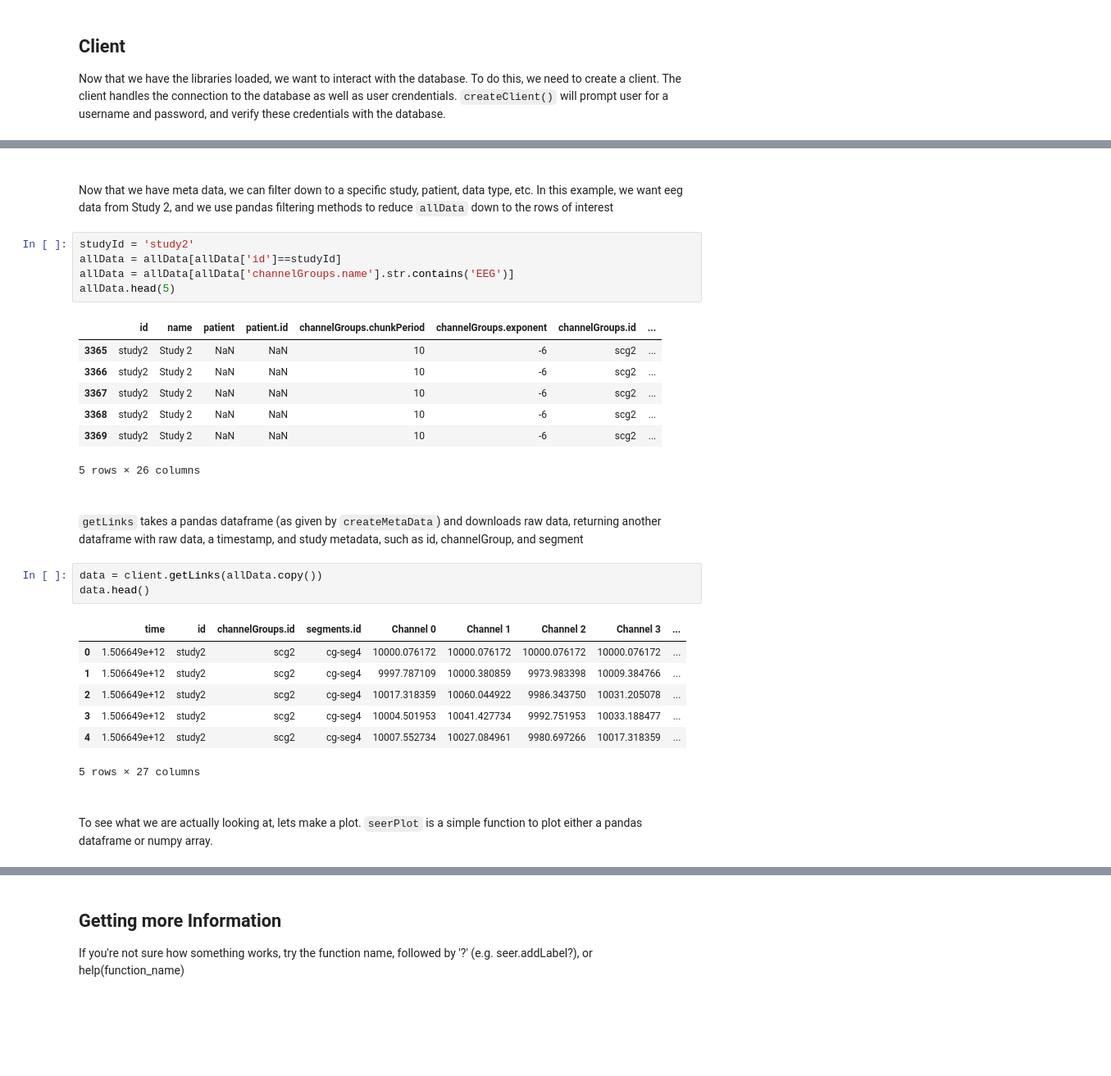
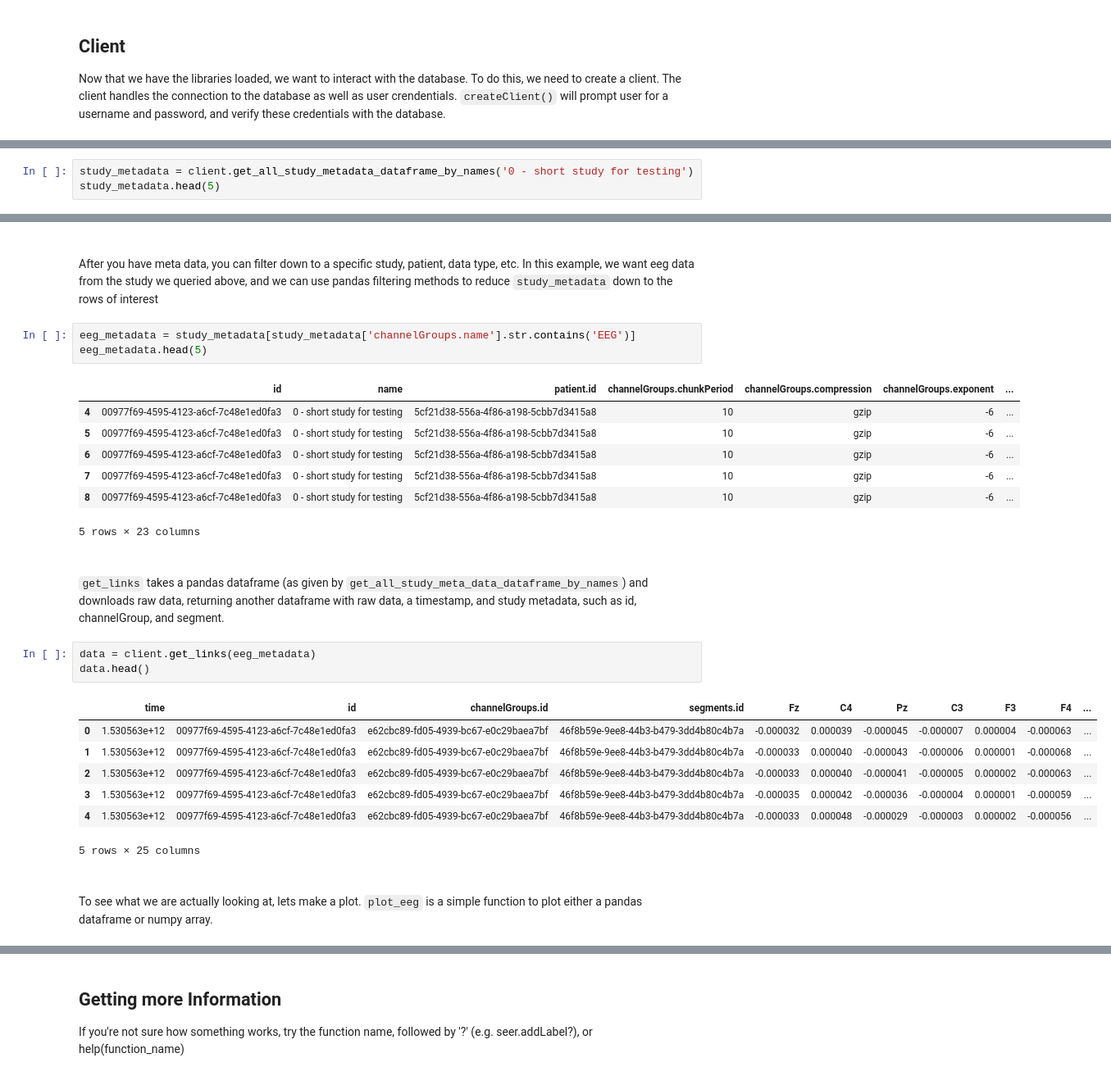
Before and after one commit to seermedical/seer-py, a Jupyter notebook: Examples/Example.ipynb, the cells around one changed output, grey strips where cells are left out. Shown at 82% size. Cells and saved outputs as stored; diff of their text form; blank space fills up the shorter version.

Commit message:
update examples

```diff
--- a/Examples/Example.ipynb
+++ b/Examples/Example.ipynb
@@ -48,0 +39,3 @@ study query time:  2.22
+# %%
+study_metadata = client.get_all_study_metadata_dataframe_by_names('0 - short study for testing')
+study_metadata.head(5)
@@ -49,33 +50,31 @@ study query time:  2.22
 # %% [markdown]
 ###
-Now that we have meta data, we can filter down to a specific study, patient, data type, etc. In this example, we want eeg data from Study 2, and we use pandas filtering methods to reduce `allData` down to the rows of interest
+After you have meta data, you can filter down to a specific study, patient, data type, etc. In this example, we want eeg data from the study we queried above, and we can use pandas filtering methods to reduce `study_metadata` down to the rows of interest
 # %%
-studyId = 'study2'
-allData = allData[allData['id']==studyId]
-allData = allData[allData['channelGroups.name'].str.contains('EEG')]
-allData.head(5)
+eeg_metadata = study_metadata[study_metadata['channelGroups.name'].str.contains('EEG')]
+eeg_metadata.head(5)
 # %% [output]
-|  | id | name | patient | patient.id | channelGroups.chunkPeriod | channelGroups.exponent | channelGroups.id | ... |
-| 3365 | study2 | Study 2 | NaN | NaN | 10 | -6 | scg2 | ... |
-| 3366 | study2 | Study 2 | NaN | NaN | 10 | -6 | scg2 | ... |
-| 3367 | study2 | Study 2 | NaN | NaN | 10 | -6 | scg2 | ... |
-| 3368 | study2 | Study 2 | NaN | NaN | 10 | -6 | scg2 | ... |
-| 3369 | study2 | Study 2 | NaN | NaN | 10 | -6 | scg2 | ... |
+|  | id | name | patient.id | channelGroups.chunkPeriod | channelGroups.compression | channelGroups.exponent | ... |
+| 4 | 00977f69-4595-4123-a6cf-7c48e1ed0fa3 | 0 - short study for testing | 5cf21d38-556a-4f86-a198-5cbb7d3415a8 | 10 | gzip | -6 | ... |
+| 5 | 00977f69-4595-4123-a6cf-7c48e1ed0fa3 | 0 - short study for testing | 5cf21d38-556a-4f86-a198-5cbb7d3415a8 | 10 | gzip | -6 | ... |
+| 6 | 00977f69-4595-4123-a6cf-7c48e1ed0fa3 | 0 - short study for testing | 5cf21d38-556a-4f86-a198-5cbb7d3415a8 | 10 | gzip | -6 | ... |
+| 7 | 00977f69-4595-4123-a6cf-7c48e1ed0fa3 | 0 - short study for testing | 5cf21d38-556a-4f86-a198-5cbb7d3415a8 | 10 | gzip | -6 | ... |
+| 8 | 00977f69-4595-4123-a6cf-7c48e1ed0fa3 | 0 - short study for testing | 5cf21d38-556a-4f86-a198-5cbb7d3415a8 | 10 | gzip | -6 | ... |
-5 rows × 26 columns
+5 rows × 23 columns
 # %% [markdown]
 ###
-`getLinks` takes a pandas dataframe (as given by `createMetaData`) and downloads raw data, returning another dataframe with raw data, a timestamp, and study metadata, such as id, channelGroup, and segment
+`get_links` takes a pandas dataframe (as given by `get_all_study_meta_data_dataframe_by_names`) and downloads raw data, returning another dataframe with raw data, a timestamp, and study metadata, such as id, channelGroup, and segment.
 # %%
-data = client.getLinks(allData.copy())
+data = client.get_links(eeg_metadata)
 data.head()
 # %% [output]
-|  | time | id | channelGroups.id | segments.id | Channel 0 | Channel 1 | Channel 2 | Channel 3 | ... |
-| 0 | 1.506649e+12 | study2 | scg2 | cg-seg4 | 10000.076172 | 10000.076172 | 10000.076172 | 10000.076172 | ... |
-| 1 | 1.506649e+12 | study2 | scg2 | cg-seg4 | 9997.787109 | 10000.380859 | 9973.983398 | 10009.384766 | ... |
-| 2 | 1.506649e+12 | study2 | scg2 | cg-seg4 | 10017.318359 | 10060.044922 | 9986.343750 | 10031.205078 | ... |
-| 3 | 1.506649e+12 | study2 | scg2 | cg-seg4 | 10004.501953 | 10041.427734 | 9992.751953 | 10033.188477 | ... |
-| 4 | 1.506649e+12 | study2 | scg2 | cg-seg4 | 10007.552734 | 10027.084961 | 9980.697266 | 10017.318359 | ... |
+|  | time | id | channelGroups.id | segments.id | Fz | C4 | Pz | C3 | F3 | F4 | ... |
+| 0 | 1.530563e+12 | 00977f69-4595-4123-a6cf-7c48e1ed0fa3 | e62cbc89-fd05-4939-bc67-e0c29baea7bf | 46f8b59e-9ee8-44b3-b479-3dd4b80c4b7a | -0.000032 | 0.000039 | -0.000045 | -0.000007 | 0.000004 | -0.000063 | ... |
+| 1 | 1.530563e+12 | 00977f69-4595-4123-a6cf-7c48e1ed0fa3 | e62cbc89-fd05-4939-bc67-e0c29baea7bf | 46f8b59e-9ee8-44b3-b479-3dd4b80c4b7a | -0.000033 | 0.000040 | -0.000043 | -0.000006 | 0.000001 | -0.000068 | ... |
+| 2 | 1.530563e+12 | 00977f69-4595-4123-a6cf-7c48e1ed0fa3 | e62cbc89-fd05-4939-bc67-e0c29baea7bf | 46f8b59e-9ee8-44b3-b479-3dd4b80c4b7a | -0.000033 | 0.000040 | -0.000041 | -0.000005 | 0.000002 | -0.000063 | ... |
+| 3 | 1.530563e+12 | 00977f69-4595-4123-a6cf-7c48e1ed0fa3 | e62cbc89-fd05-4939-bc67-e0c29baea7bf | 46f8b59e-9ee8-44b3-b479-3dd4b80c4b7a | -0.000035 | 0.000042 | -0.000036 | -0.000004 | 0.000001 | -0.000059 | ... |
+| 4 | 1.530563e+12 | 00977f69-4595-4123-a6cf-7c48e1ed0fa3 | e62cbc89-fd05-4939-bc67-e0c29baea7bf | 46f8b59e-9ee8-44b3-b479-3dd4b80c4b7a | -0.000033 | 0.000048 | -0.000029 | -0.000003 | 0.000002 | -0.000056 | ... |
-5 rows × 27 columns
+5 rows × 25 columns
 # %% [markdown]
 ####
-To see what we are actually looking at, lets make a plot. `seerPlot` is a simple function to plot either a pandas dataframe or numpy array.
+To see what we are actually looking at, lets make a plot. `plot_eeg` is a simple function to plot either a pandas dataframe or numpy array.
```
Also changed, not shown: parts of 21 cells of this notebook, 1 other file.
